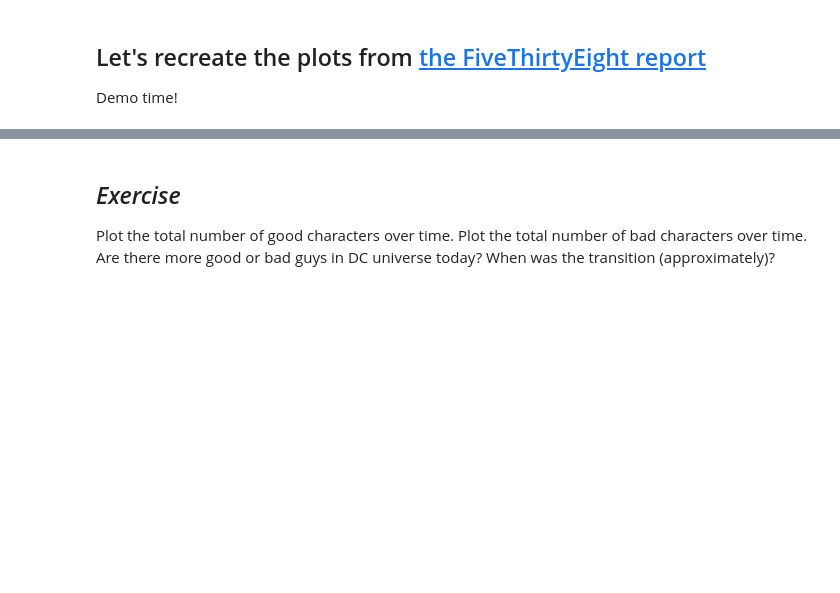
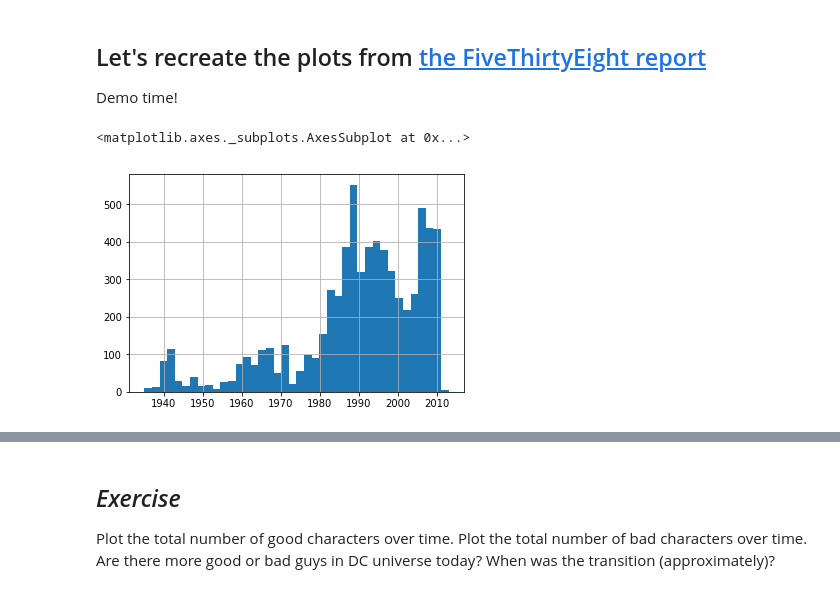
Before and after one commit to Nagasaki45/python-workshop, a Jupyter notebook: 13 - Visualizing.ipynb, the cells around one changed output, grey strips where cells are left out. Saved outputs shown, nothing was run; the diff lists cells and outputs as text; code cells hidden in the pictures; blank space fills up the shorter version.

```diff
--- a/13 - Visualizing.ipynb
+++ b/13 - Visualizing.ipynb
@@ -11,3 +13,8 @@ df = pd.read_csv('data/dc-wikia-data-clean.csv')
 ## Let's recreate the plots from [the FiveThirtyEight report](https://fivethirtyeight.com/features/women-in-comic-books/)
 
 Demo time!
+# %%
+df['year'].hist(bins=40)
+# %% [output]
+<matplotlib.axes._subplots.AxesSubplot at 0x...>
+[figure, added]
```
Also changed, not shown: parts of 6 cells of this notebook, 3 other files.
